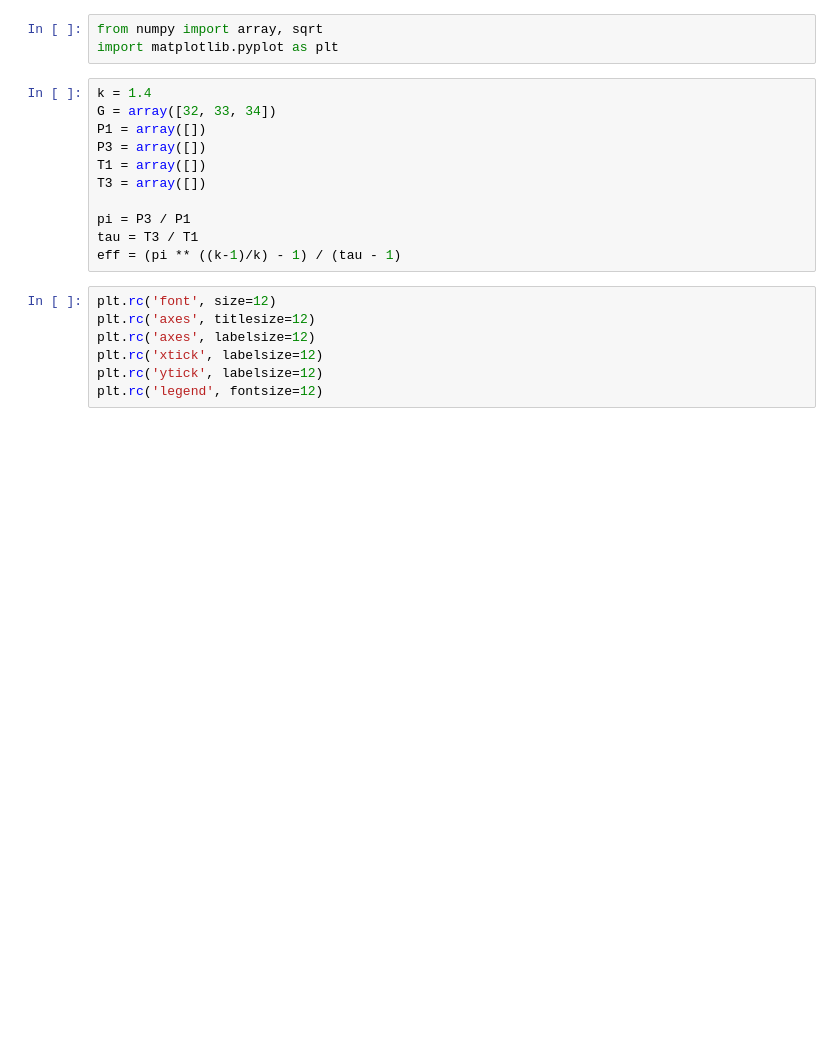
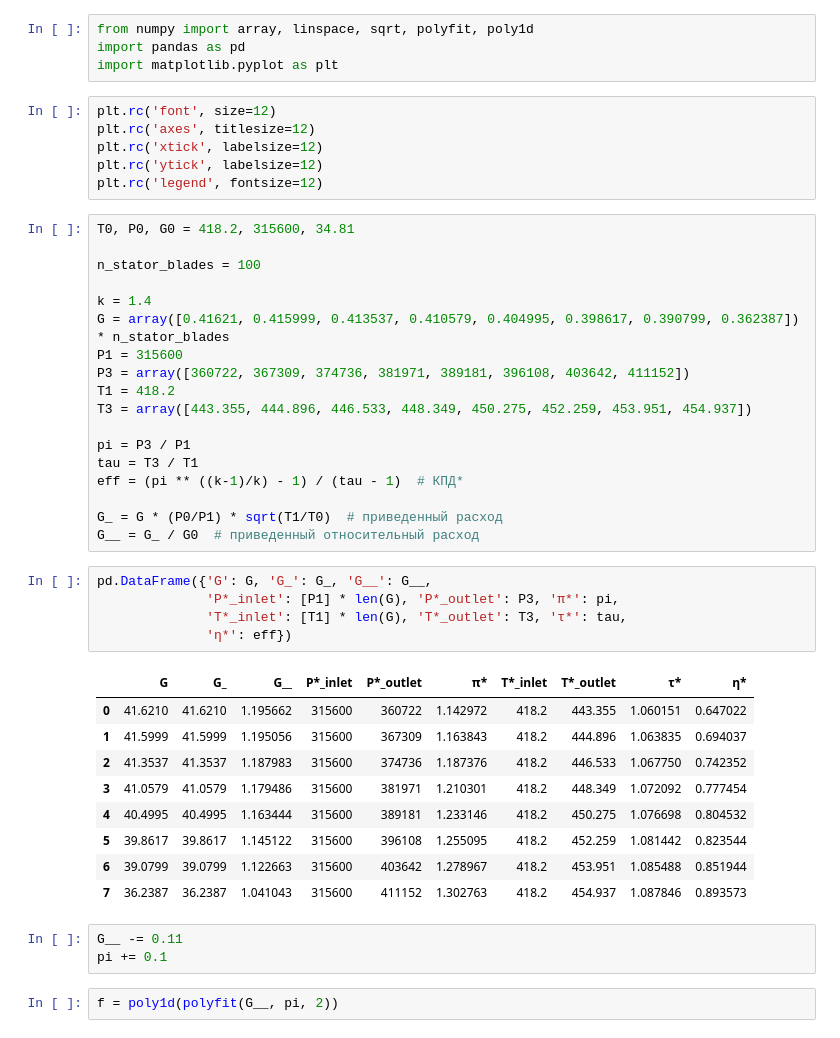
Before and after one commit to ParkhomenkoDV/gte, a Jupyter notebook: src/compressor_characteristics.ipynb, the cells around one changed output. Cells and saved outputs as stored; diff of their text form; blank space fills up the shorter version.

```diff
--- a/src/compressor_characteristics.ipynb
+++ b/src/compressor_characteristics.ipynb
@@ -1,22 +1,49 @@
 # %%
-from numpy import array, sqrt
+from numpy import array, linspace, sqrt, polyfit, poly1d
+import pandas as pd
 import matplotlib.pyplot as plt
-# %%
-k = 1.4
-G = array([32, 33, 34])
-P1 = array([])
-P3 = array([])
-T1 = array([])
-T3 = array([])
-
-pi = P3 / P1
-tau = T3 / T1
-eff = (pi ** ((k-1)/k) - 1) / (tau - 1)
 # %%
 plt.rc('font', size=12)
 plt.rc('axes', titlesize=12)
-plt.rc('axes', labelsize=12)
 plt.rc('xtick', labelsize=12)
 plt.rc('ytick', labelsize=12)
 plt.rc('legend', fontsize=12)
+# %%
+T0, P0, G0 = 418.2, 315600, 34.81
+
+n_stator_blades = 100
+
+k = 1.4
+G = array([0.41621, 0.415999, 0.413537, 0.410579, 0.404995, 0.398617, 0.390799, 0.362387]) * n_stator_blades
+P1 = 315600
+P3 = array([360722, 367309, 374736, 381971, 389181, 396108, 403642, 411152])
+T1 = 418.2
+T3 = array([443.355, 444.896, 446.533, 448.349, 450.275, 452.259, 453.951, 454.937])
+
+pi = P3 / P1
+tau = T3 / T1
+eff = (pi ** ((k-1)/k) - 1) / (tau - 1)  # КПД*
+
+G_ = G * (P0/P1) * sqrt(T1/T0)  # приведенный расход
+G__ = G_ / G0  # приведенный относительный расход
+# %%
+pd.DataFrame({'G': G, 'G_': G_, 'G__': G__,
+              'P*_inlet': [P1] * len(G), 'P*_outlet': P3, 'π*': pi,
+              'T*_inlet': [T1] * len(G), 'T*_outlet': T3, 'τ*': tau,
+              'η*': eff})
+# %% [output]
+|  | G | G_ | G__ | P*_inlet | P*_outlet | π* | T*_inlet | T*_outlet | τ* | η* |
+| 0 | 41.6210 | 41.6210 | 1.195662 | 315600 | 360722 | 1.142972 | 418.2 | 443.355 | 1.060151 | 0.647022 |
+| 1 | 41.5999 | 41.5999 | 1.195056 | 315600 | 367309 | 1.163843 | 418.2 | 444.896 | 1.063835 | 0.694037 |
+| 2 | 41.3537 | 41.3537 | 1.187983 | 315600 | 374736 | 1.187376 | 418.2 | 446.533 | 1.067750 | 0.742352 |
+| 3 | 41.0579 | 41.0579 | 1.179486 | 315600 | 381971 | 1.210301 | 418.2 | 448.349 | 1.072092 | 0.777454 |
+| 4 | 40.4995 | 40.4995 | 1.163444 | 315600 | 389181 | 1.233146 | 418.2 | 450.275 | 1.076698 | 0.804532 |
+| 5 | 39.8617 | 39.8617 | 1.145122 | 315600 | 396108 | 1.255095 | 418.2 | 452.259 | 1.081442 | 0.823544 |
+| 6 | 39.0799 | 39.0799 | 1.122663 | 315600 | 403642 | 1.278967 | 418.2 | 453.951 | 1.085488 | 0.851944 |
+| 7 | 36.2387 | 36.2387 | 1.041043 | 315600 | 411152 | 1.302763 | 418.2 | 454.937 | 1.087846 | 0.893573 |
+# %%
+G__ -= 0.11
+pi += 0.1
+# %%
+f = poly1d(polyfit(G__, pi, 2))
 # %%
```
Also changed, not shown: parts of 1 cell of this notebook, 7 other files.
